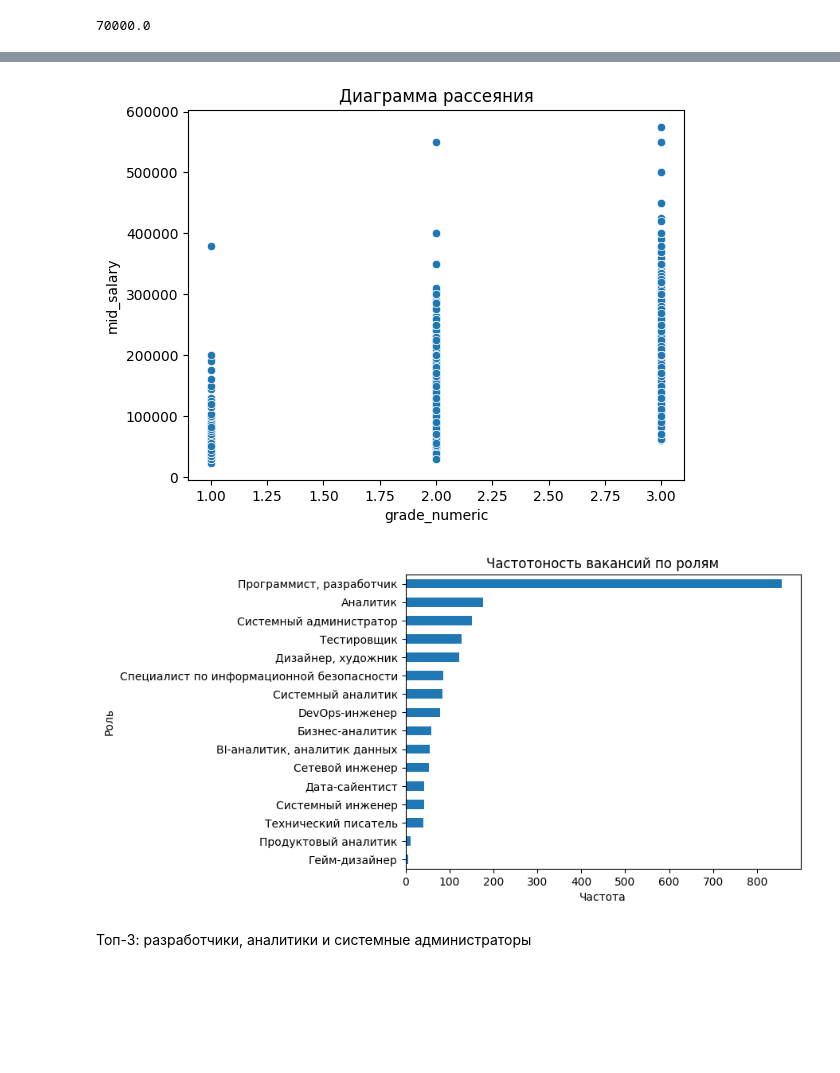
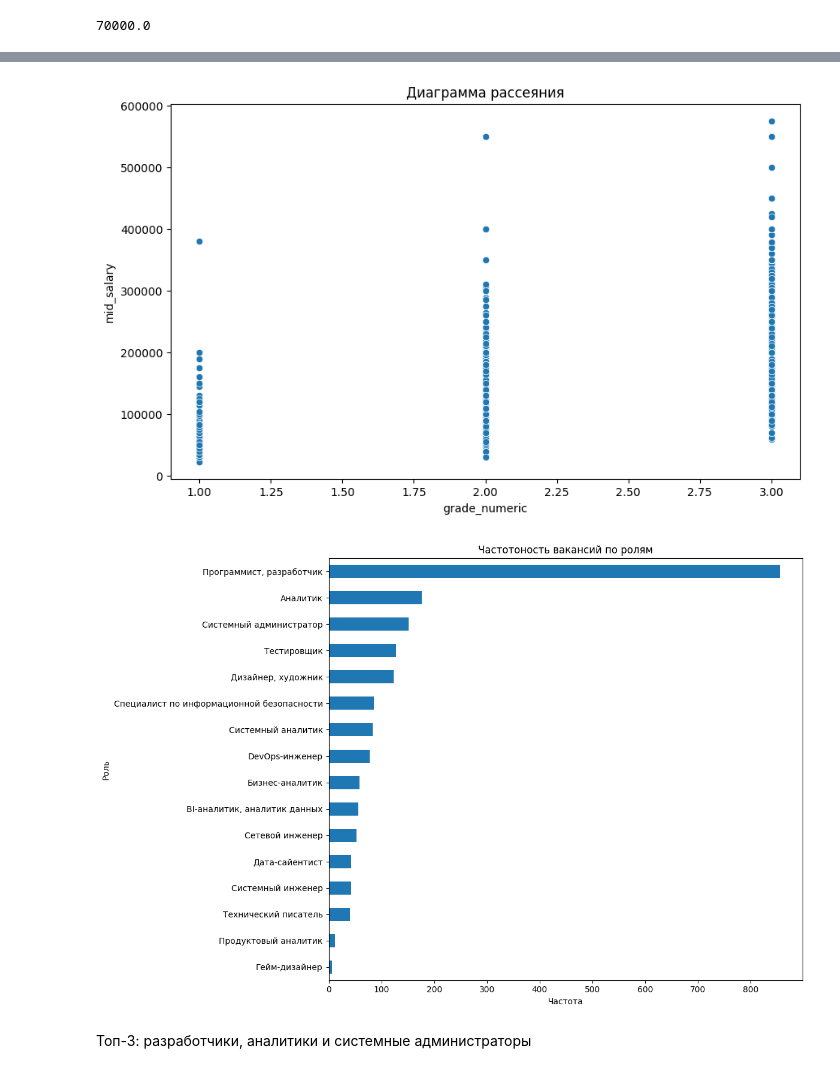
Before and after one commit to Artem1s1337/hr_analytics, a Jupyter notebook: notebooks/visualization.ipynb, the cells around one changed output, grey strips where cells are left out. Drawn from its saved outputs; the diff is of its cells as text; code cells hidden in the pictures; blank space fills up the shorter version.

```diff
--- a/notebooks/visualization.ipynb
+++ b/notebooks/visualization.ipynb
@@ -70,20 +71,23 @@ plt.show()
 # %%
+plt.figure(figsize=(10, 6))
 sns.scatterplot(data=df, x='grade_numeric', y='mid_salary')
 plt.title('Диаграмма рассеяния')
 plt.savefig('/content/hr_analytics/images/grade_salary_scatter.jpg')
 plt.show()
 # %% [output]
-[figure, old version]
+[figure, new version]
 # %%
 # Простые barplot по категориальным переменным
+plt.figure(figsize=(12, 8))
 df['group'].value_counts().sort_values(ascending=True).plot(kind='barh')
 plt.title('Частотоность вакансий по ролям')
 plt.ylabel('Роль')
 plt.xlabel('Частота')
+plt.tight_layout()
 plt.savefig('/content/hr_analytics/images/freq_by_role.jpg')
 plt.show()
 # %% [output]
-[figure, old version]
+[figure, new version]
 # %% [markdown]
 Топ-3: разработчики, аналитики и системные администраторы
 # %%
```
Also changed, not shown: parts of 10 cells of this notebook.
